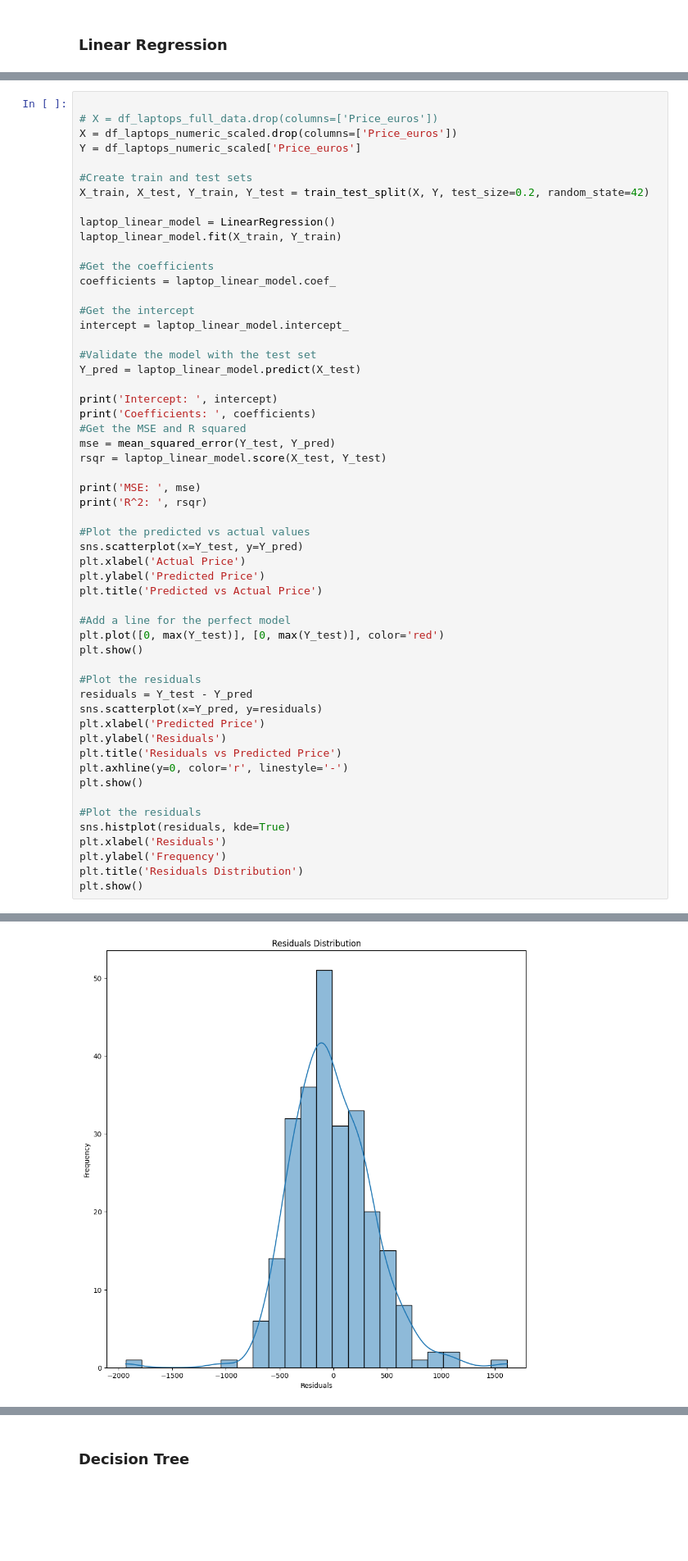
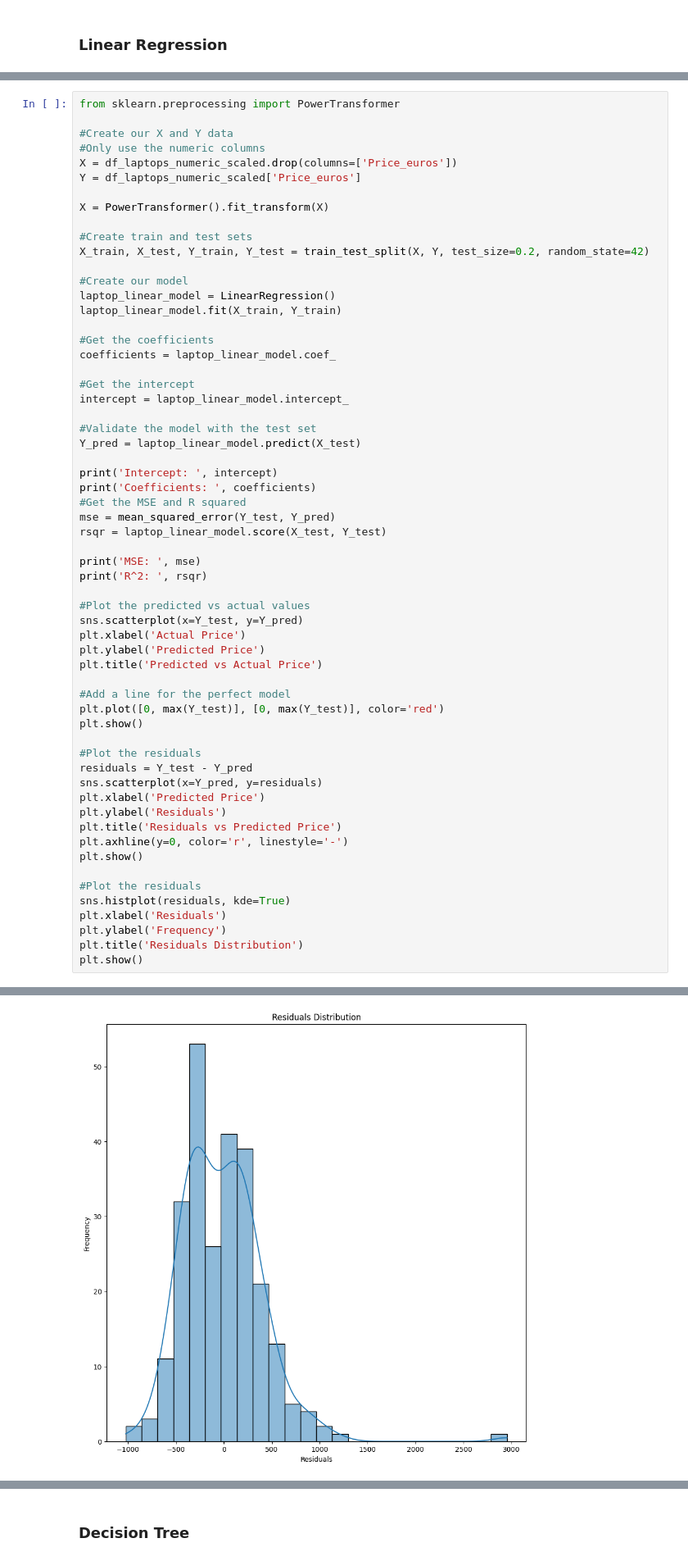
Before and after one commit to wortcook/UMKC, a Jupyter notebook: Fall2024/CS5530-0005/proj/notebook.ipynb, the cells around one changed output, grey strips where cells are left out. Shown at 82% size. Drawn from its saved outputs; the diff is of its cells as text; blank space fills up the shorter version.

```diff
--- a/Fall2024/CS5530-0005/proj/notebook.ipynb
+++ b/Fall2024/CS5530-0005/proj/notebook.ipynb
@@ -408,12 +491,17 @@ After shape: (1267, 99)
 # %%
+from sklearn.preprocessing import PowerTransformer
 
-# X = df_laptops_full_data.drop(columns=['Price_euros'])
+#Create our X and Y data
+#Only use the numeric columns
 X = df_laptops_numeric_scaled.drop(columns=['Price_euros'])
 Y = df_laptops_numeric_scaled['Price_euros']
+
+X = PowerTransformer().fit_transform(X)
 
 #Create train and test sets
 X_train, X_test, Y_train, Y_test = train_test_split(X, Y, test_size=0.2, random_state=42)
 
+#Create our model
 laptop_linear_model = LinearRegression()
 laptop_linear_model.fit(X_train, Y_train)
 
@@ -471 +559 @@ R^2:  0.674600024903879
-[figure, old version]
+[figure, new version]
```
Also changed, not shown: parts of 14 cells of this notebook.
